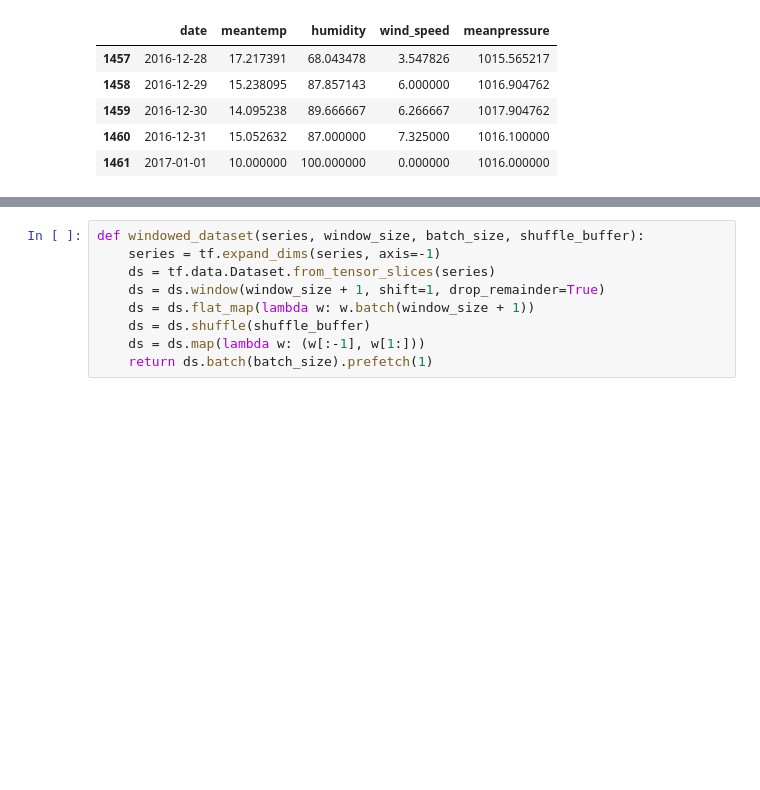
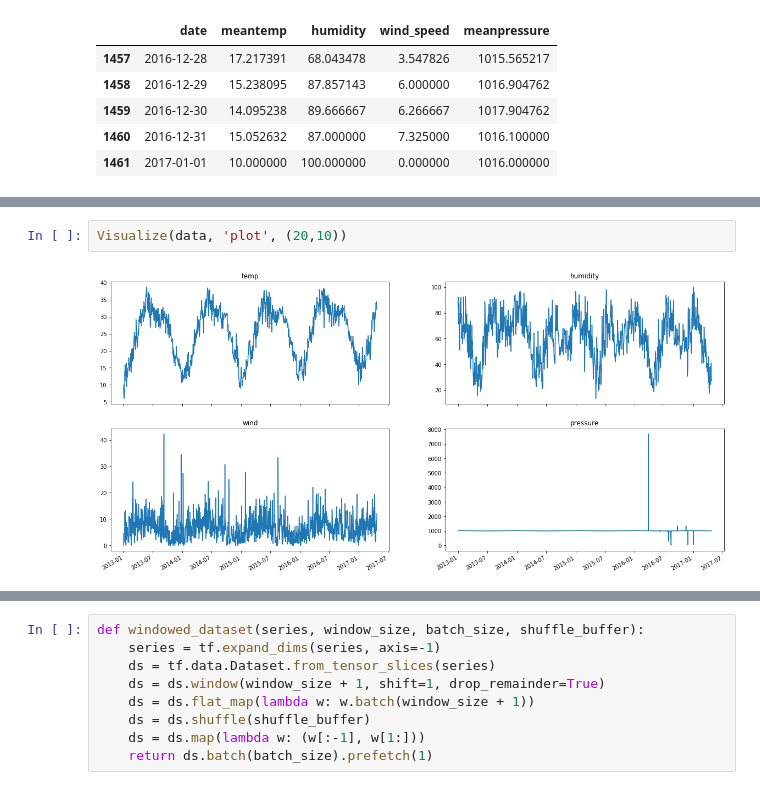
Before and after one commit to aemiralfath/BPML-Dicoding, a Jupyter notebook: Daily_Climate.ipynb, the cells around one changed output, grey strips where cells are left out. Saved outputs shown, nothing was run; the diff lists cells and outputs as text; blank space fills up the shorter version.

```diff
--- a/Daily_Climate.ipynb
+++ b/Daily_Climate.ipynb
@@ -65,0 +157,4 @@ plt.title('Temperature average', fontsize=20);
+# %%
+Visualize(data, 'plot', (20,10))
+# %% [output]
+[figure, added]
```
Also changed, not shown: parts of 24 cells of this notebook.
